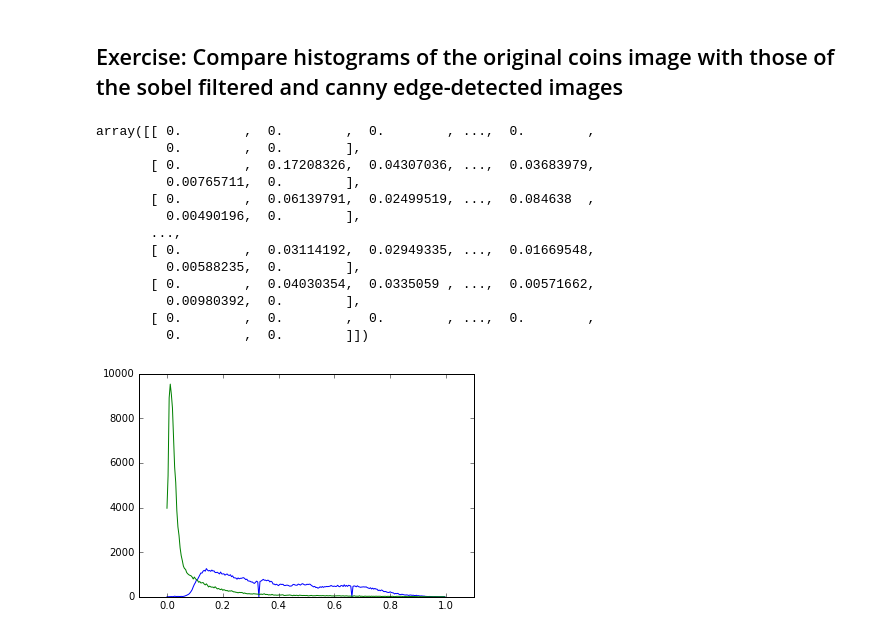
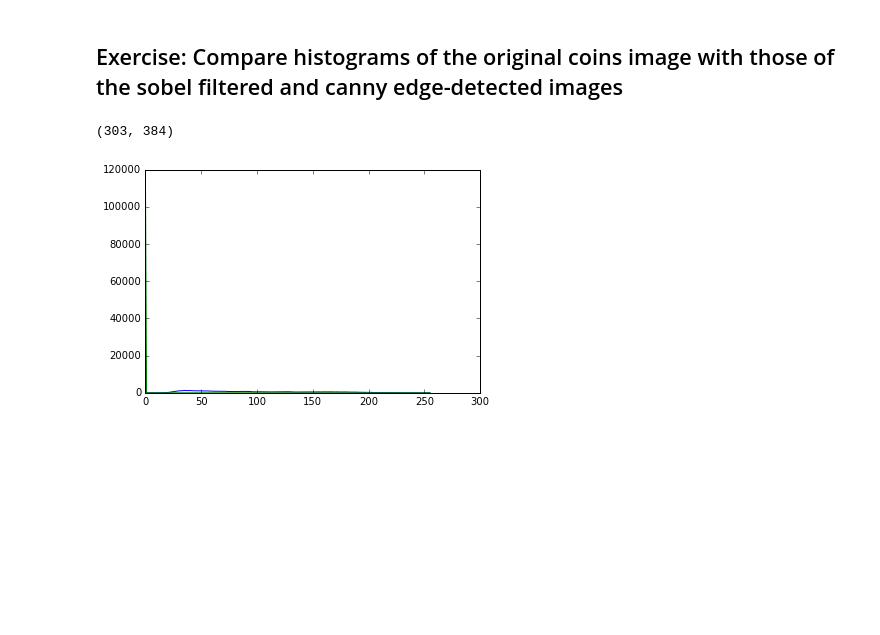
Before and after one commit to swcarpentry/python-second-language, a Jupyter notebook: code/images.ipynb, the cells around one changed output. Saved outputs shown, nothing was run; the diff lists cells and outputs as text; code cells hidden in the pictures; blank space fills up the shorter version.

Commit message:
updated numpy.md and associated figures

```diff
--- a/code/images.ipynb
+++ b/code/images.ipynb
@@ -89,24 +89,15 @@ plt.imshow(image, cmap = "gray")
 # %% [markdown]
 ## Exercise: Compare histograms of the original coins image with those of the sobel filtered and canny edge-detected images
 # %%
+from skimage import color
+
 for image in [coins, filters.sobel(coins)]:
-    hist, bins = np.histogram(image/np.max(image),
-                              bins = np.linspace(0, 1, 256))
+    hist, bins = np.histogram(color.rgb2gray(image),
+                              bins = np.linspace(0, 256, 256))
     plt.plot(bins[:-1], hist)
-plt.xlim(-0.1, 1.1)
-filters.sobel(coins)
+#plt.xlim(-0.1, 1.1)
+filters.sobel(coins).shape
+coins.shape
 # %% [output]
-array([[ 0.        ,  0.        ,  0.        , ...,  0.        ,
-         0.        ,  0.        ],
-       [ 0.        ,  0.17208326,  0.04307036, ...,  0.03683979,
-         0.00765711,  0.        ],
-       [ 0.        ,  0.06139791,  0.02499519, ...,  0.084638  ,
-         0.00490196,  0.        ],
-       ...,
-       [ 0.        ,  0.03114192,  0.02949335, ...,  0.01669548,
-         0.00588235,  0.        ],
-       [ 0.        ,  0.04030354,  0.0335059 , ...,  0.00571662,
-         0.00980392,  0.        ],
-       [ 0.        ,  0.        ,  0.        , ...,  0.        ,
-         0.        ,  0.        ]])
+(303, 384)
-[figure, old version]
+[figure, new version]
```
Also changed, not shown: 14 other files.
